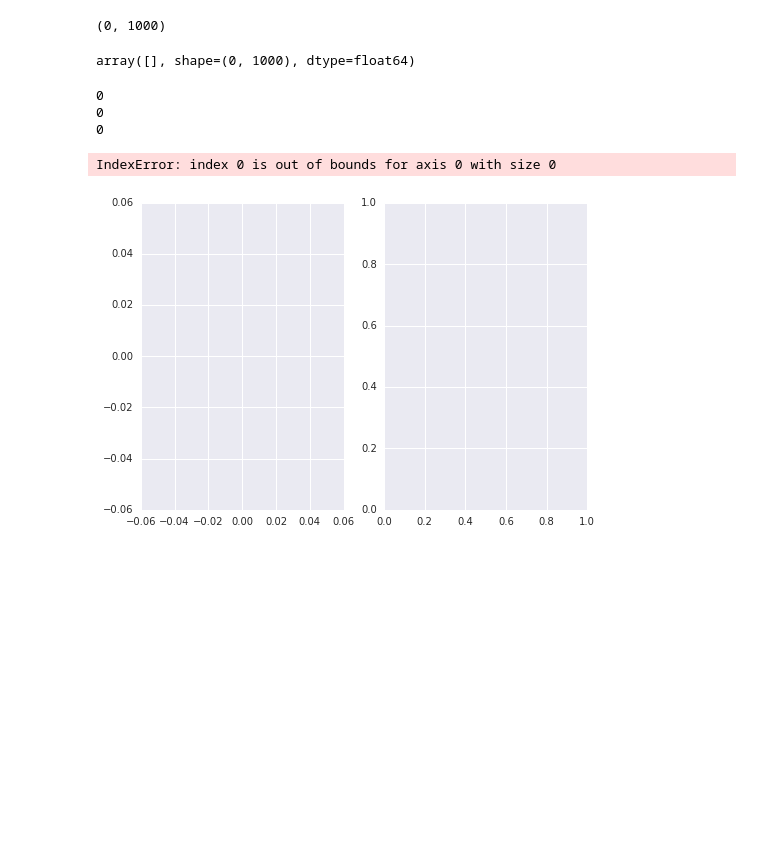
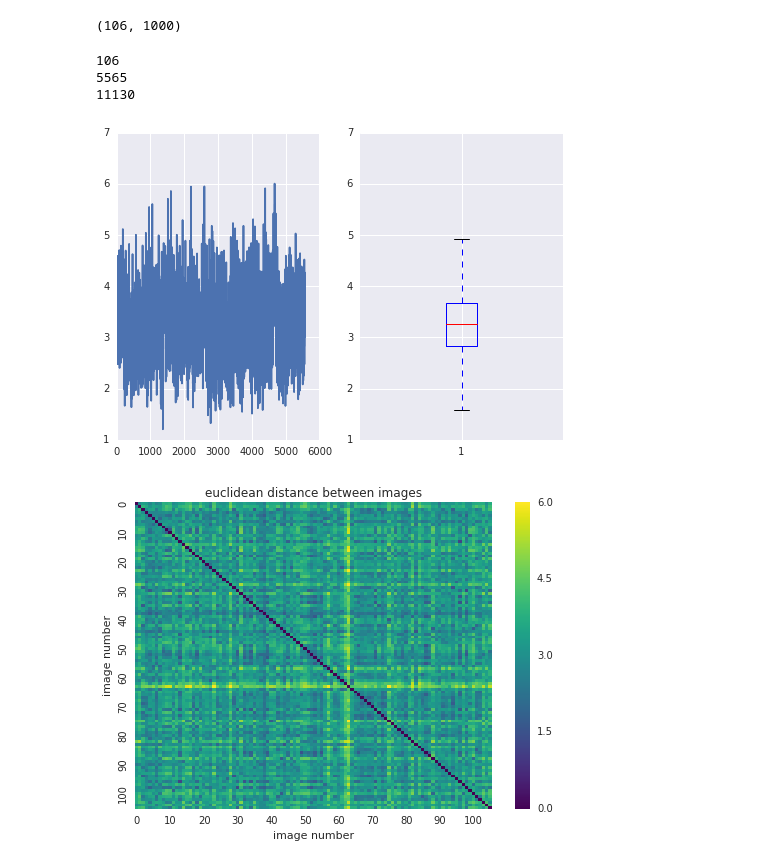
Before and after one commit to IraAI/photo_tagger, a Jupyter notebook: feature_manling.ipynb, the cells around one changed output. Cells and saved outputs as stored; diff of their text form; code cells hidden in the pictures; blank space fills up the shorter version.

```diff
--- a/feature_manling.ipynb
+++ b/feature_manling.ipynb
@@ -10,13 +10,13 @@ from update_DB import Update_DB
 from query import Thumbnails
 # %%
 udb = Update_DB()
+udb.loadImages()
+udb.calculateMean()
 udb.preprocess_data()
 fm = udb.get_features('fc8')
 print(fm.shape)
-fm
 # %% [output]
-(0, 1000)
+(106, 1000)
-array([], shape=(0, 1000), dtype=float64)
 # %%
 import itertools
 import seaborn as sns
@@ -30,39 +30,39 @@ print(num_comb)
 print(num_perm)
 
 def _calc_rmse(fm1, fm2):
-    return np.sqrt(np.mean(fm1-fm2)**2)
+    return np.sqrt(np.mean((fm1-fm2)**2))
 
 vect_comb = np.zeros([num_comb,3])
 comb_matrix = np.zeros([num_img,num_img])
 for i, comb in enumerate(itertools.combinations(np.arange(num_img), 2)):
     vect_comb[i,0:2] = np.array(comb)
     rmse   = _calc_rmse(fm[comb[0],:],fm[comb[1],:])
     vect_comb[i,2]   = rmse
     comb_matrix[comb[0],comb[1]] = rmse
     comb_matrix[comb[1],comb[0]] = rmse
 
 vect_perm = np.zeros([num_perm,3])
 for i, perm in enumerate(itertools.permutations(np.arange(num_img), 2)):
     vect_perm[i,0:2] = np.array(perm)
     vect_perm[i,2]   = _calc_rmse(fm[perm[0],:],fm[perm[1],:])
 
 f, (ax1, ax2) = plt.subplots(1, 2)
 ax1.plot(vect_comb[:,2][:])
 ax2.boxplot(vect_comb[:,2][:])
 plt.show()
 
 comb_df = pd.DataFrame(comb_matrix)
 
 fm_plot = sns.heatmap(comb_matrix,  xticklabels = 10, yticklabels = 10, cmap = 'viridis')
 fm_plot.set(xlabel='image number', ylabel='image number', title = 'euclidean distance between images')
 fig = fm_plot.get_figure()
 fig.savefig('feature_map_plot.png')
 # %% [output]
-0
-0
-0
+106
+5565
+11130
-IndexError: index 0 is out of bounds for axis 0 with size 0
-[figure, old version]
+[figure, new version]
+[figure, added]
 # %%
 # get similar combinations list
 std_fm = np.std(vect_comb[:,2])
```
Also changed, not shown: parts of 7 cells of this notebook.
